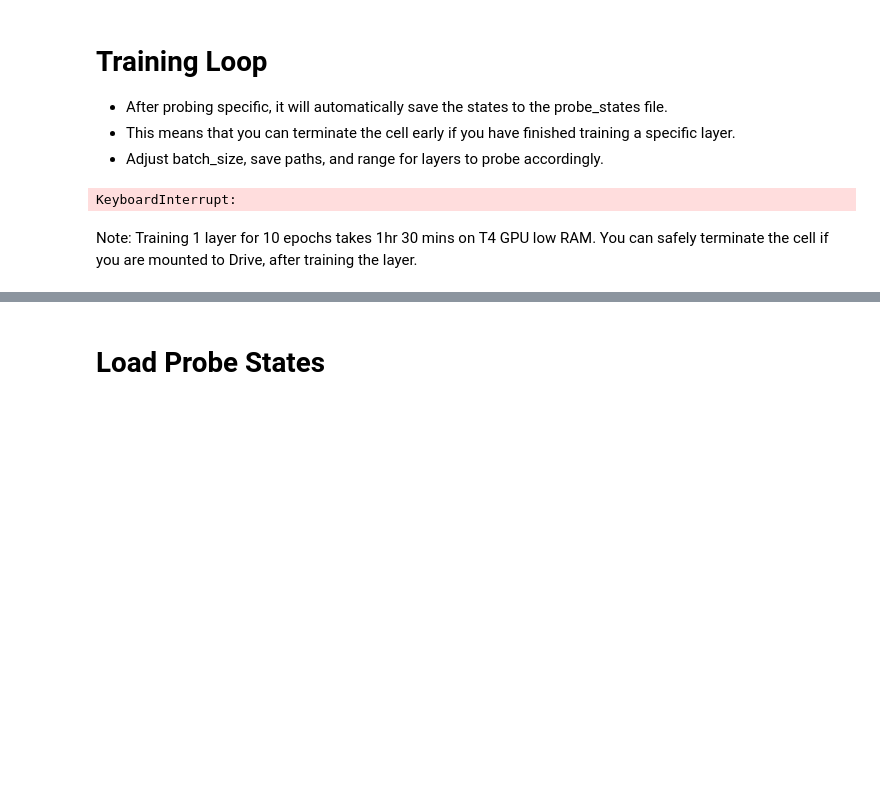
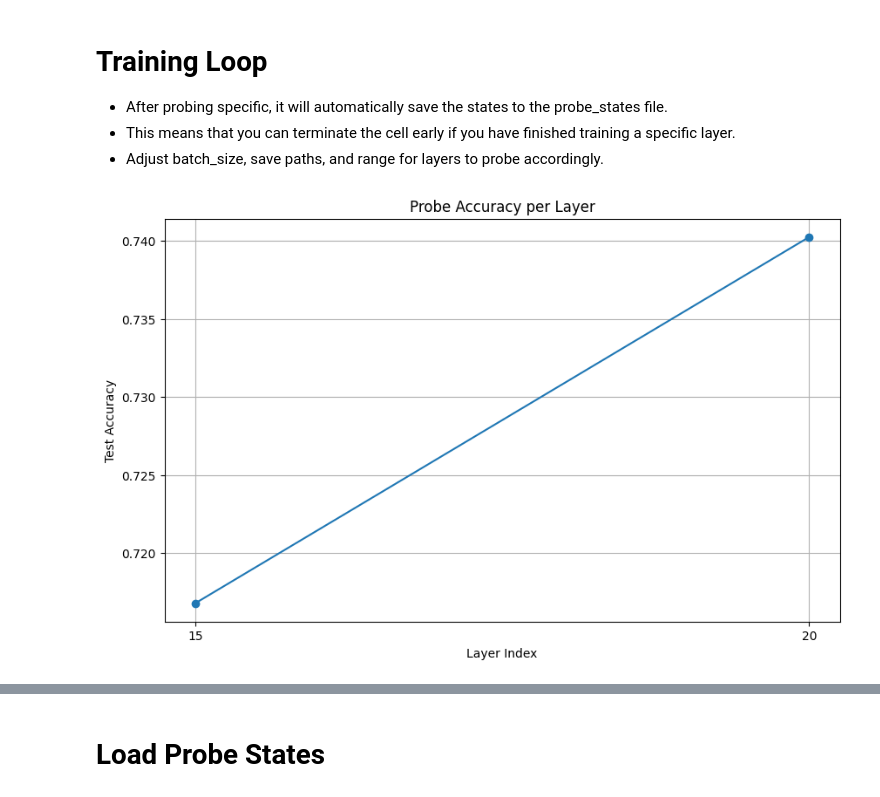
Before and after one commit to stvngo/Algoverse-AI-Model-Probing, a Jupyter notebook: Steven_Qwen_PTS_Linear_Probing_Prototype.ipynb, the cells around one changed output, grey strips where cells are left out. Cells and saved outputs as stored; diff of their text form; code cells hidden in the pictures; blank space fills up the shorter version.

Commit message:
Progress on the Dataset, working on optimizing for time

```diff
--- a/Steven_Qwen_PTS_Linear_Probing_Prototype.ipynb
+++ b/Steven_Qwen_PTS_Linear_Probing_Prototype.ipynb
@@ -114,7 +115,22 @@ def split_pts_by_query(dataset_path: str, test_size: float = 0.2, subset_size: O
     print(f"Removed {num_duplicates_removed} duplicate rows.")
     print(f"Number of rows left: {num_rows_after}")
 
+    # Count number of examples where first token is pivotal
+    count = 0
+    for _, row in df_deduplicated.iterrows():
+        if row["query"] == row['pivot_context']:
+            count += 1
+
+    total_examples = len(df_deduplicated)
+    percentage = (count / total_examples) * 100
+
+    print(f"Sanity Check Results:")
+    print(f"Number of examples where the first token after the query is pivotal: {count}")
+    print(f"Total number of examples: {total_examples}")
+    print(f"Percentage: {percentage:.2f}%")
+
     dataset = Dataset.from_pandas(df_deduplicated)
+
 
     # Get unique query IDs
     unique_query_ids = list(set(dataset['dataset_item_id']))
@@ -694,8 +733,9 @@ generation_params = {
 }
 
 # Now call the data preparation function with the raw datasets and generation parameters
-train_examples_raw_list = generate_full_responses_and_prepare_data(train_raw, model, tokenizer, device, generation_params)
-test_examples_raw_list = generate_full_responses_and_prepare_data(test_raw, model, tokenizer, device, generation_params)
+# We can also specify a batch size for the generation process
+train_examples_raw_list = generate_full_responses_and_prepare_data(train_raw, model, tokenizer, device, generation_params, batch_size=16)
+test_examples_raw_list = generate_full_responses_and_prepare_data(test_raw, model, tokenizer, device, generation_params, batch_size=16)
 
 print(f"\nPrepared {len(train_examples_raw_list)} raw examples for training.")
 print(f"Prepared {len(test_examples_raw_list)} raw examples for testing.")
@@ -792,9 +854,11 @@ train_dataset_balanced = train_examples_raw_list
 test_dataset_balanced = test_examples_raw_list
 
 print("Example from balanced train dataset:")
-print(train_dataset_balanced[0])
+for i in range(len(train_dataset_balanced)):
+  print(train_dataset_balanced[i])
 
 print("\nExample from balanced test dataset:")
-print(test_dataset_balanced[0])
+for i in range(len(test_dataset_balanced)):
+  print(test_dataset_balanced[i])
 # %% [output]
 Example from balanced train dataset:
@@ -1337,9 +1416,7 @@ num_layers = model.config.num_hidden_layers
 
 # You can choose a subset of layers if needed, e.g., range(0, num_layers, 2)
 # Let's probe a subset of layers spread out in the latter half, given compute constraints.
-# Example: range(14, num_layers, 3) probes layers 14, 17, 20, 23, 26 (5 layers for a 28-layer model)
-# Adjust the start, stop, and step based on the model's num_layers and your compute budget
-layers_to_probe = [15, 16, 17]
+layers_to_probe = [20]
 
 # Filter out layers that have already been successfully probed
 layers_to_probe_filtered = [l for l in layers_to_probe if l not in layer_wise_accuracies or layer_wise_accuracies[l] is None]
@@ -1373,8 +1450,8 @@ else:
             model,
             tokenizer,
             device,
-            num_epochs=10, # Use 10 epochs as defined
-            learning_rate=0.001 # Use 0.001 learning rate as defined
+            num_epochs=4, # 10 by default
+            learning_rate=0.001 # 0.001 by default
         )
 
         layer_end_time = time.time() # End timing for this layer
@@ -1445,33 +1522,31 @@ else:
 
     else:
         logging.warning("No layers were successfully probed or loaded.")
 
 
 # Optional: Visualize results (e.g., plot accuracies per layer)
 import matplotlib.pyplot as plt
 
 # Filter out layers that might have been skipped or had None accuracy if necessary
 valid_layers = [l for l in layer_wise_accuracies.keys() if layer_wise_accuracies[l] is not None]
 valid_accuracies = [layer_wise_accuracies[l] for l in valid_layers]
 
 # Sort layers for plotting
 sorted_layers = sorted(valid_layers)
 sorted_accuracies = [layer_wise_accuracies[l] for l in sorted_layers]
 
 
 if sorted_layers: # Only plot if there's data
     plt.figure(figsize=(10, 6))
     plt.plot(sorted_layers, sorted_accuracies, marker='o')
     plt.xlabel('Layer Index')
     plt.ylabel('Test Accuracy')
     plt.title('Probe Accuracy per Layer')
     # Set x-ticks to match the probed layers that have data
     plt.xticks(sorted_layers)
     plt.grid(True)
     plt.show()
 else:
     logging.warning("No accuracy data available to plot.")
 # %% [output]
-KeyboardInterrupt:
+[figure, added]
-# %% [markdown]
-Note: Training 1 layer for 10 epochs takes 1hr 30 mins on T4 GPU low RAM. You can safely terminate the cell if you are mounted to Drive, after training the layer.
```
Also changed, not shown: parts of 23 cells of this notebook.
